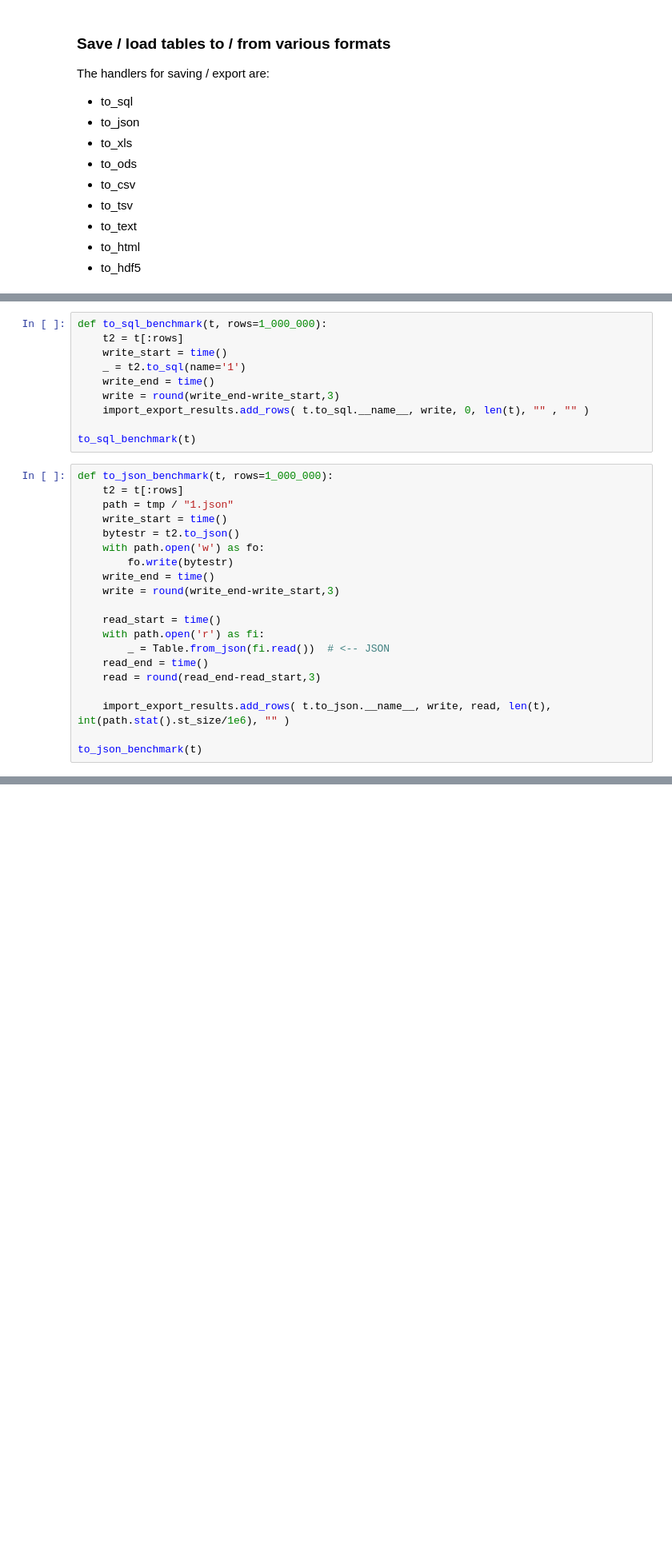
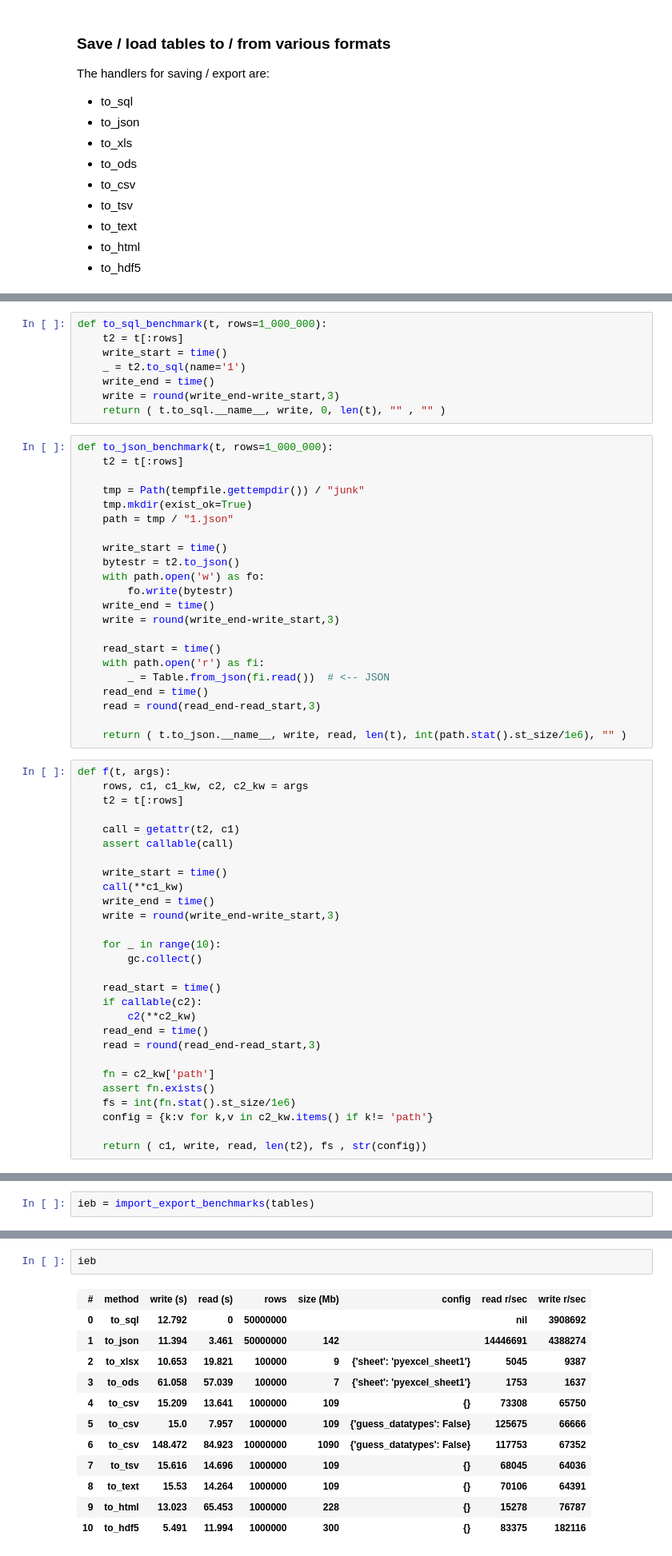
Before and after one commit to root-11/tablite, a Jupyter notebook: benchmarks.ipynb, the cells around one changed output, grey strips where cells are left out. Shown at 80% size. Drawn from its saved outputs; the diff is of its cells as text; blank space fills up the shorter version.

```diff
--- a/benchmarks.ipynb
+++ b/benchmarks.ipynb
@@ -297,13 +281,15 @@ def to_sql_benchmark(t, rows=1_000_000):
     _ = t2.to_sql(name='1')
     write_end = time()
     write = round(write_end-write_start,3)
-    import_export_results.add_rows( t.to_sql.__name__, write, 0, len(t), "" , "" )
-
-to_sql_benchmark(t)
+    return ( t.to_sql.__name__, write, 0, len(t), "" , "" )
 # %%
 def to_json_benchmark(t, rows=1_000_000):
     t2 = t[:rows]
+
+    tmp = Path(tempfile.gettempdir()) / "junk"
+    tmp.mkdir(exist_ok=True)
     path = tmp / "1.json"
+
     write_start = time()
     bytestr = t2.to_json()
     with path.open('w') as fo:
@@ -317,7 +303,33 @@ def to_json_benchmark(t, rows=1_000_000):
     read_end = time()
     read = round(read_end-read_start,3)
 
-    import_export_results.add_rows( t.to_json.__name__, write, read, len(t), int(path.stat().st_size/1e6), "" )
-
-to_json_benchmark(t)
+    return ( t.to_json.__name__, write, read, len(t), int(path.stat().st_size/1e6), "" )
+# %%
+def f(t, args):
+    rows, c1, c1_kw, c2, c2_kw = args
+    t2 = t[:rows]
+
+    call = getattr(t2, c1)
+    assert callable(call)
+
+    write_start = time()
+    call(**c1_kw)
+    write_end = time()
+    write = round(write_end-write_start,3)
+
+    for _ in range(10):
+        gc.collect()
+
+    read_start = time()
+    if callable(c2):
+        c2(**c2_kw)
+    read_end = time()
+    read = round(read_end-read_start,3)
+
+    fn = c2_kw['path']
+    assert fn.exists()
+    fs = int(fn.stat().st_size/1e6)
+    config = {k:v for k,v in c2_kw.items() if k!= 'path'}
+
+    return ( c1, write, read, len(t2), fs , str(config))
 # %%
@@ -420,0 +374,2 @@ import_export_results
+# %%
+ieb = import_export_benchmarks(tables)
@@ -421,3 +387,18 @@ import_export_results
+# %%
+ieb
+# %% [output]
+| # | method | write (s) | read (s) | rows | size (Mb) | config | read r/sec | write r/sec |
+| 0 | to_sql | 12.792 | 0 | 50000000 |  |  | nil | 3908692 |
+| 1 | to_json | 11.394 | 3.461 | 50000000 | 142 |  | 14446691 | 4388274 |
+| 2 | to_xlsx | 10.653 | 19.821 | 100000 | 9 | {'sheet': 'pyexcel_sheet1'} | 5045 | 9387 |
+| 3 | to_ods | 61.058 | 57.039 | 100000 | 7 | {'sheet': 'pyexcel_sheet1'} | 1753 | 1637 |
+| 4 | to_csv | 15.209 | 13.641 | 1000000 | 109 | {} | 73308 | 65750 |
+| 5 | to_csv | 15.0 | 7.957 | 1000000 | 109 | {'guess_datatypes': False} | 125675 | 66666 |
+| 6 | to_csv | 148.472 | 84.923 | 10000000 | 1090 | {'guess_datatypes': False} | 117753 | 67352 |
+| 7 | to_tsv | 15.616 | 14.696 | 1000000 | 109 | {} | 68045 | 64036 |
+| 8 | to_text | 15.53 | 14.264 | 1000000 | 109 | {} | 70106 | 64391 |
+| 9 | to_html | 13.023 | 65.453 | 1000000 | 228 | {} | 15278 | 76787 |
+| 10 | to_hdf5 | 5.491 | 11.994 | 1000000 | 300 | {} | 83375 | 182116 |
 # %% [markdown]
 **Conclusions**
 
```
Also changed, not shown: parts of 38 cells of this notebook.
